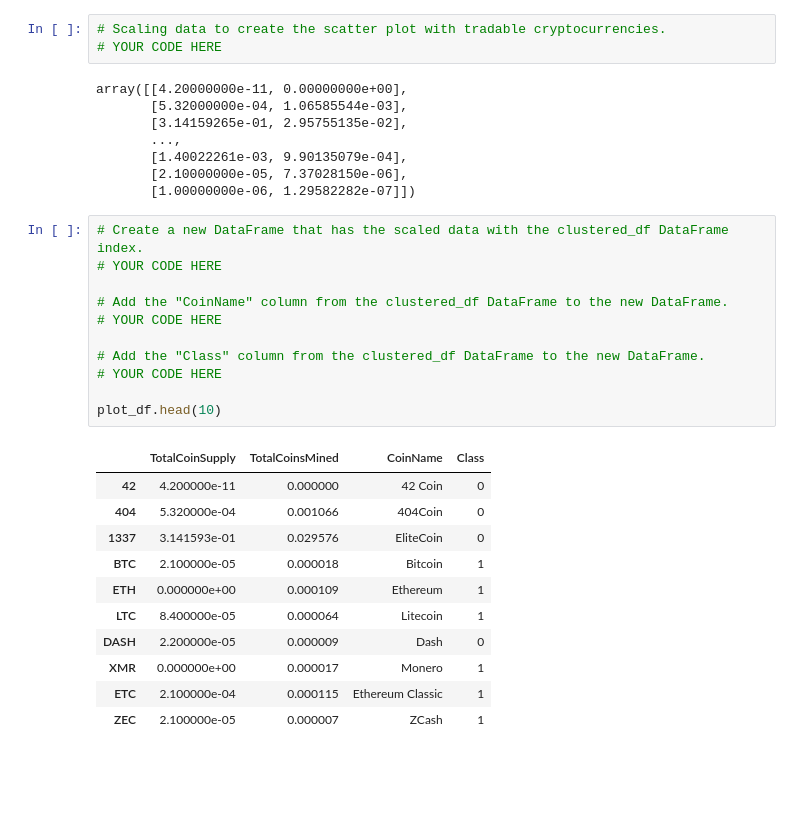
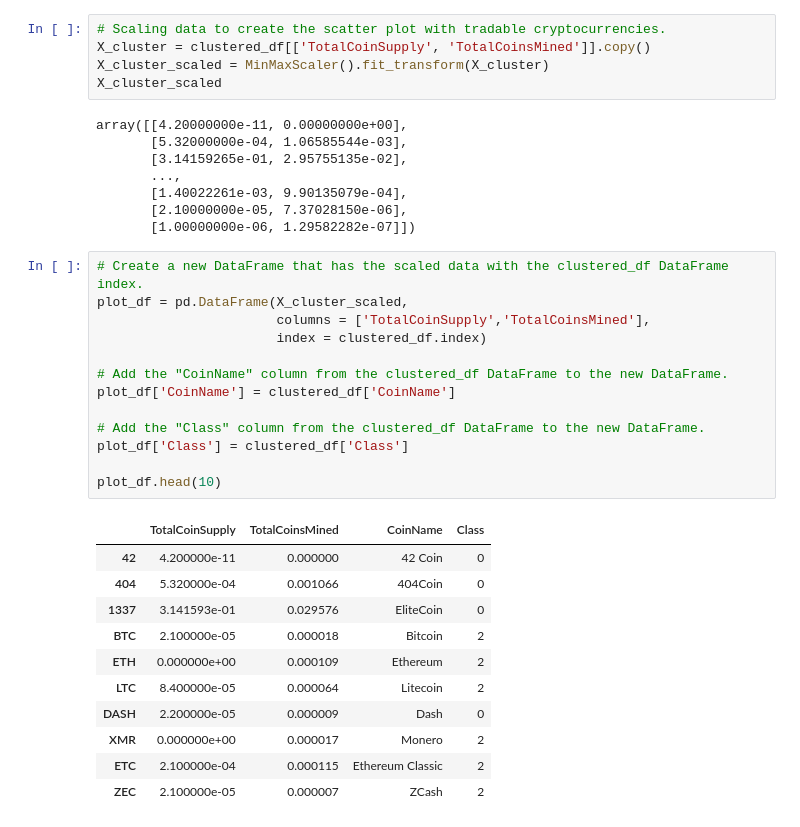
Before and after one commit to pgoyal94/Cryptocurrencies, a Jupyter notebook: crypto_clustering.ipynb, the cells around one changed output. Cells and saved outputs as stored; diff of their text form; blank space fills up the shorter version.

```diff
--- a/crypto_clustering.ipynb
+++ b/crypto_clustering.ipynb
@@ -312,7 +319,9 @@ clustered_df.head(10)
 There are 532 tradable cryptocurrencies.
 # %%
 # Scaling data to create the scatter plot with tradable cryptocurrencies.
-# YOUR CODE HERE
+X_cluster = clustered_df[['TotalCoinSupply', 'TotalCoinsMined']].copy()
+X_cluster_scaled = MinMaxScaler().fit_transform(X_cluster)
+X_cluster_scaled
 # %% [output]
 array([[4.20000000e-11, 0.00000000e+00],
        [5.32000000e-04, 1.06585544e-03],
@@ -323,26 +332,28 @@ array([[4.20000000e-11, 0.00000000e+00],
        [1.00000000e-06, 1.29582282e-07]])
 # %%
 # Create a new DataFrame that has the scaled data with the clustered_df DataFrame index.
-# YOUR CODE HERE
+plot_df = pd.DataFrame(X_cluster_scaled,
+                       columns = ['TotalCoinSupply','TotalCoinsMined'],
+                       index = clustered_df.index)
 
 # Add the "CoinName" column from the clustered_df DataFrame to the new DataFrame.
-# YOUR CODE HERE
+plot_df['CoinName'] = clustered_df['CoinName']
 
 # Add the "Class" column from the clustered_df DataFrame to the new DataFrame.
-# YOUR CODE HERE
+plot_df['Class'] = clustered_df['Class']
 
 plot_df.head(10)
 # %% [output]
 |  | TotalCoinSupply | TotalCoinsMined | CoinName | Class |
 | 42 | 4.200000e-11 | 0.000000 | 42 Coin | 0 |
 | 404 | 5.320000e-04 | 0.001066 | 404Coin | 0 |
 | 1337 | 3.141593e-01 | 0.029576 | EliteCoin | 0 |
-| BTC | 2.100000e-05 | 0.000018 | Bitcoin | 1 |
-| ETH | 0.000000e+00 | 0.000109 | Ethereum | 1 |
-| LTC | 8.400000e-05 | 0.000064 | Litecoin | 1 |
+| BTC | 2.100000e-05 | 0.000018 | Bitcoin | 2 |
+| ETH | 0.000000e+00 | 0.000109 | Ethereum | 2 |
+| LTC | 8.400000e-05 | 0.000064 | Litecoin | 2 |
 | DASH | 2.200000e-05 | 0.000009 | Dash | 0 |
-| XMR | 0.000000e+00 | 0.000017 | Monero | 1 |
-| ETC | 2.100000e-04 | 0.000115 | Ethereum Classic | 1 |
-| ZEC | 2.100000e-05 | 0.000007 | ZCash | 1 |
+| XMR | 0.000000e+00 | 0.000017 | Monero | 2 |
+| ETC | 2.100000e-04 | 0.000115 | Ethereum Classic | 2 |
+| ZEC | 2.100000e-05 | 0.000007 | ZCash | 2 |
 # %%
 # Create a hvplot.scatter plot using x="TotalCoinsMined" and y="TotalCoinSupply".
```
Also changed, not shown: parts of 4 cells of this notebook, 5 other files.
